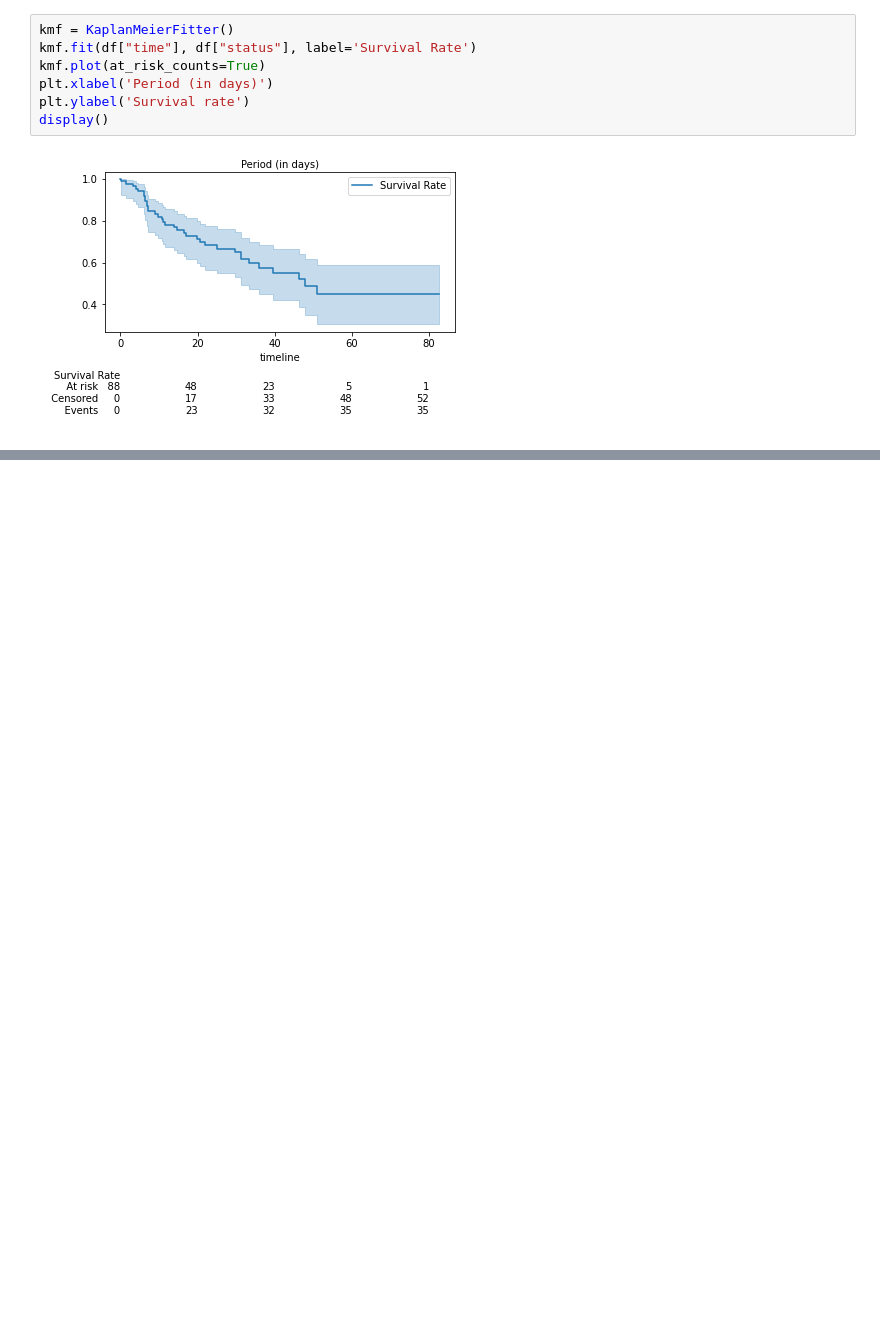
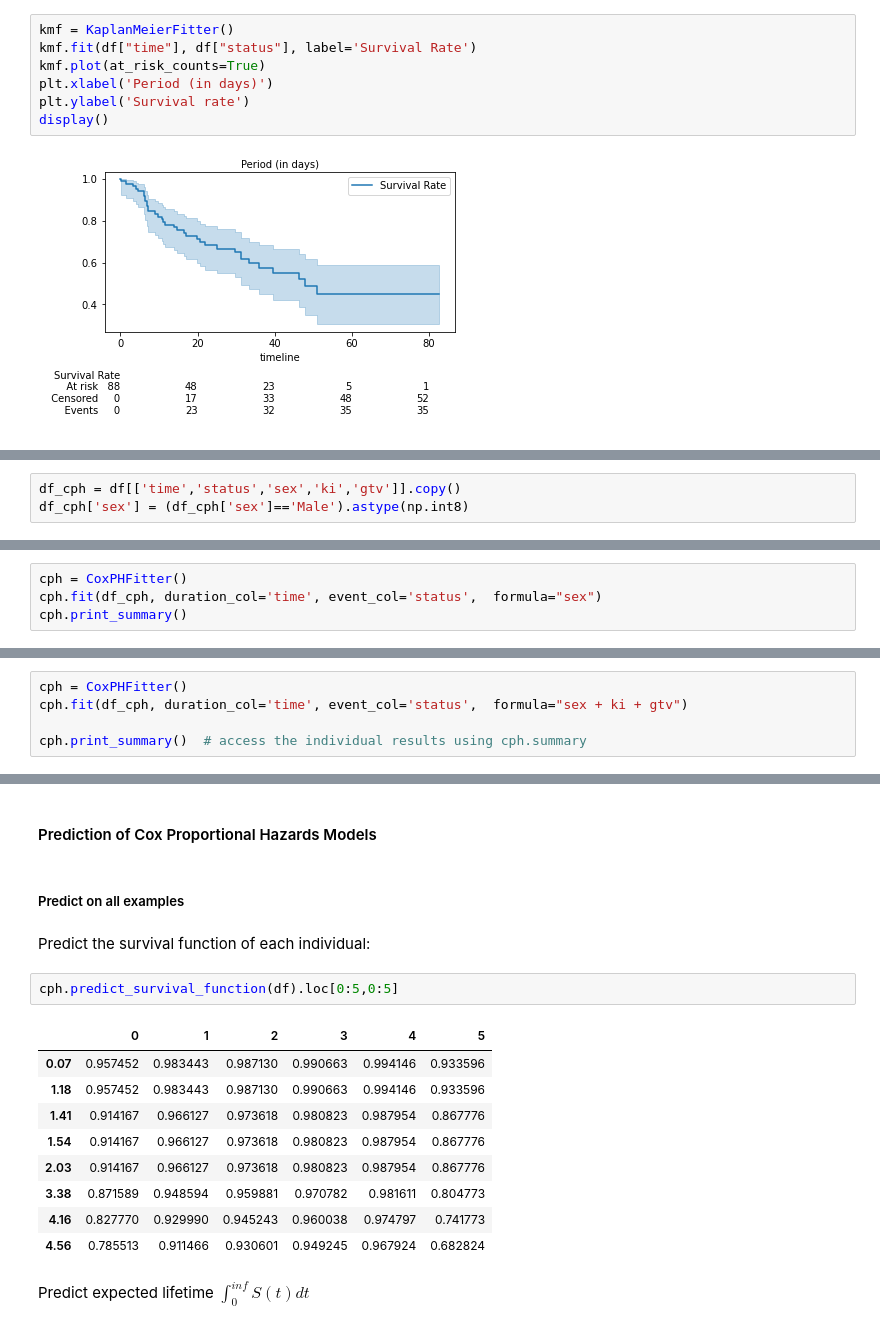
Before and after one commit to ShinSiangChoong/survival_analysis, a Jupyter notebook: survival.ipynb, the cells around one changed output, grey strips where cells are left out. Saved outputs shown, nothing was run; the diff lists cells and outputs as text; blank space fills up the shorter version.

```diff
--- a/survival.ipynb
+++ b/survival.ipynb
@@ -90,0 +148,3 @@ True
+# %%
+df_cph = df[['time','status','sex','ki','gtv']].copy()
+df_cph['sex'] = (df_cph['sex']=='Male').astype(np.int8)
@@ -90,0 +153,4 @@ True
+# %%
+cph = CoxPHFitter()
+cph.fit(df_cph, duration_col='time', event_col='status',  formula="sex")
+cph.print_summary()
@@ -90,0 +174,5 @@ True
+# %%
+cph = CoxPHFitter()
+cph.fit(df_cph, duration_col='time', event_col='status',  formula="sex + ki + gtv")
+
+cph.print_summary()  # access the individual results using cph.summary
@@ -90,0 +217,20 @@ True
+# %% [markdown]
+#### Prediction of Cox Proportional Hazards Models
+# %% [markdown]
+##### Predict on all examples
+# %% [markdown]
+Predict the survival function of each individual:
+# %%
+cph.predict_survival_function(df).loc[0:5,0:5]
+# %% [output]
+|  | 0 | 1 | 2 | 3 | 4 | 5 |
+| 0.07 | 0.957452 | 0.983443 | 0.987130 | 0.990663 | 0.994146 | 0.933596 |
+| 1.18 | 0.957452 | 0.983443 | 0.987130 | 0.990663 | 0.994146 | 0.933596 |
+| 1.41 | 0.914167 | 0.966127 | 0.973618 | 0.980823 | 0.987954 | 0.867776 |
+| 1.54 | 0.914167 | 0.966127 | 0.973618 | 0.980823 | 0.987954 | 0.867776 |
+| 2.03 | 0.914167 | 0.966127 | 0.973618 | 0.980823 | 0.987954 | 0.867776 |
+| 3.38 | 0.871589 | 0.948594 | 0.959881 | 0.970782 | 0.981611 | 0.804773 |
+| 4.16 | 0.827770 | 0.929990 | 0.945243 | 0.960038 | 0.974797 | 0.741773 |
+| 4.56 | 0.785513 | 0.911466 | 0.930601 | 0.949245 | 0.967924 | 0.682824 |
+# %% [markdown]
+Predict expected lifetime $\int_0^{inf} S(t)dt$
```
Also changed, not shown: parts of 28 cells of this notebook.
